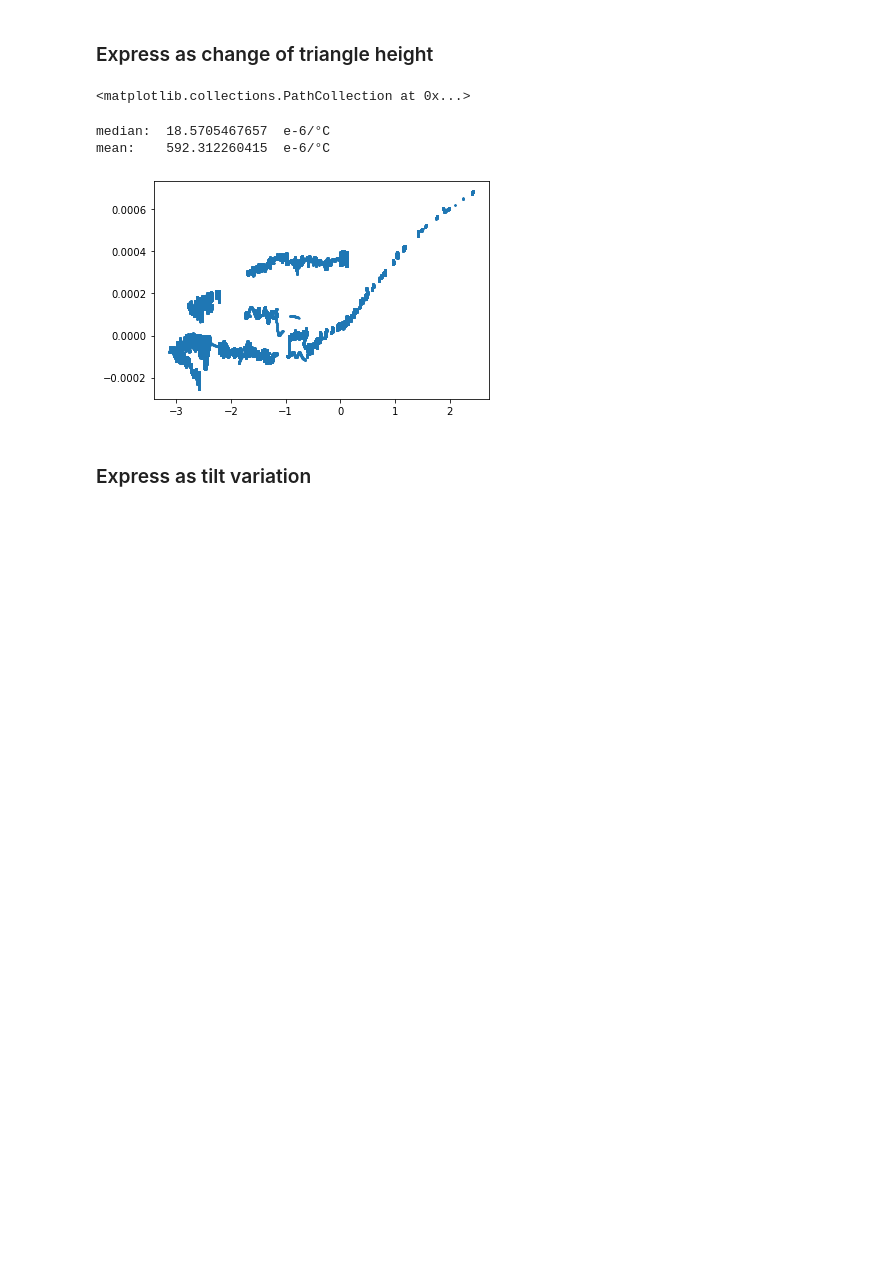
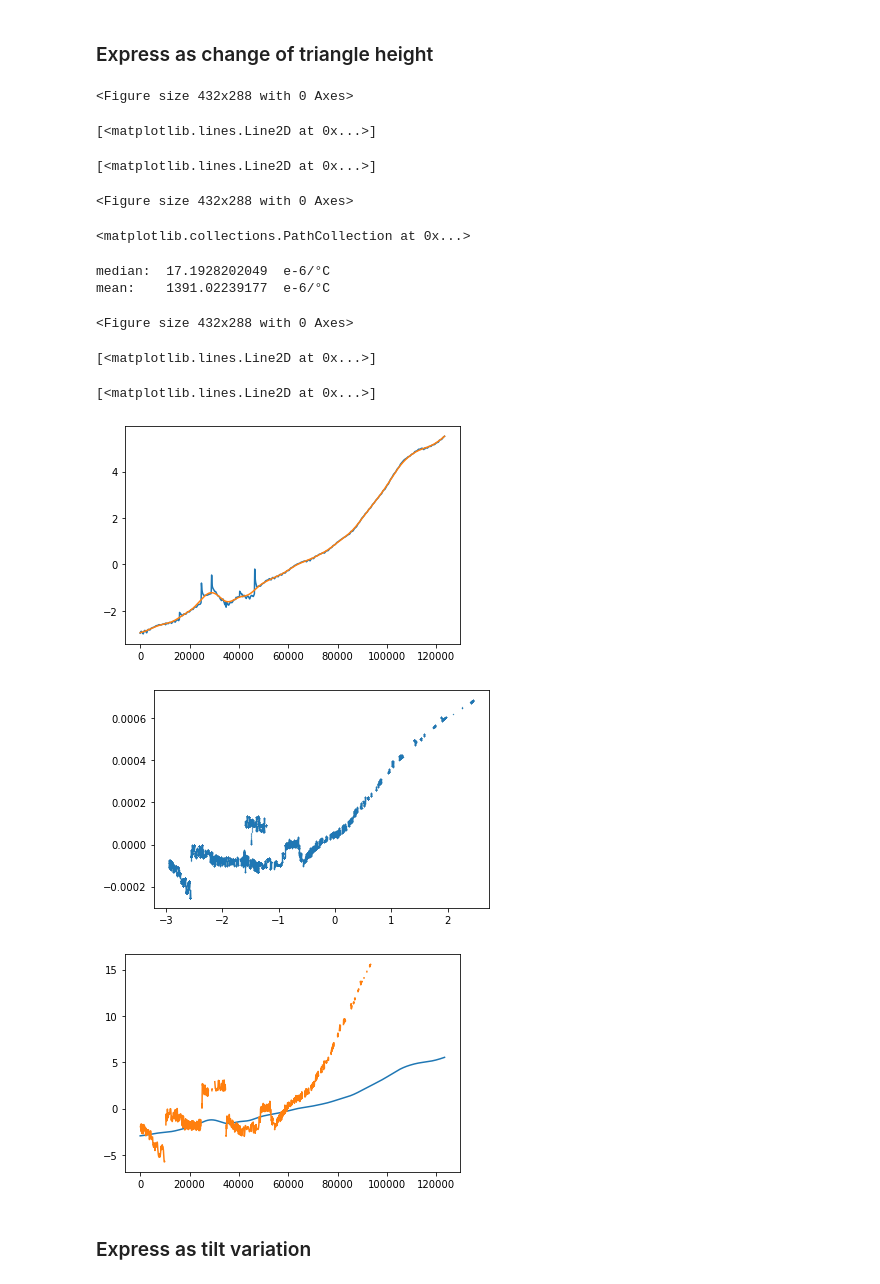
Before and after one commit to andbrocode/notebooks2, a Jupyter notebook: SagnacFrequency/SagnacFrequency_DriftAnalysis.ipynb, the cells around one changed output. Cells and saved outputs as stored; diff of their text form; code cells hidden in the pictures; blank space fills up the shorter version.

```diff
--- a/SagnacFrequency/SagnacFrequency_DriftAnalysis.ipynb
+++ b/SagnacFrequency/SagnacFrequency_DriftAnalysis.ipynb
@@ -59,13 +59,14 @@ config['tend'] = UTCDateTime("2022-06-12 00:00")
 
 ## specify output directory for figures
 config['output_figures'] = f"{root_path}Documents/ROMY/tiltmeter/figures/"
+config['output_figures'] = root_path+"Documents/LMU_Docs/GRM2023/Poster/"
 
 ## indicate path to wromy data
 config['path_to_furt'] = f"{data_path}wromy/"
-config['path_to_wromy'] = f"{archive_path}romy_archive/2022/BW/WROMY/"
+config['path_to_wromy'] = f"{archive_path}romy_archive/"
 
 
-config['path_to_tilt'] = f"{root_path}notebooks/Tilt/"
+config['path_to_tilt'] = f"{data_path}TiltmeterDataBackup/"
 
 config['path_to_sagnac'] = f"{data_path}sagnac_frequency/hilbert_60_RZ/"
 # %% [markdown]
@@ -232,20 +237,49 @@ def __to_H(data):
 data = beat_smooth.trim(config['tbeg'], config['tend']).data
 
 H, H_rel = __to_H(data)
+
+H_rel *= 1
 # %%
 temp = tilt.copy().select(station="TROMY", channel="*T")[0].resample(1/60).trim(config['tbeg'], config['tend']).data
-# temp -= nanmean(temp[:20])
+# temp -= nanmean(temp[dx1:int(dx1+20)])
 
-dx = 100
-plt.scatter(temp[dx:-dx], H_rel[dx:-dx], s=1)
+dx1 = 100000
+dx2 = 10000
+
+plt.figure()
+plt.plot(temp[dx1:-dx2])
+temp = __smooth(temp, 10800)
+plt.plot(temp[dx1:-dx2])
+
+
+plt.figure()
+plt.scatter(temp[dx1:-dx2], H_rel[dx1:-dx2], s=0.01)
 
 print("median: ", nanmedian(H_rel/temp*1e6), " e-6/°C")
 print("mean:   ",nanmean(H_rel/temp*1e6), " e-6/°C")
+
+plt.figure()
+
+plt.plot(temp[dx1:-dx2])
+plt.plot(0.2*H_rel[dx1:-dx2]/8.8e-6)
+
+plt.show();
+
+beat_temp = 0.2*H_rel/8.8e-6 + 8
 # %% [output]
-<matplotlib.collections.PathCollection at 0x...>
+<Figure size 432x288 with 0 Axes>
-median:  18.5705467657  e-6/°C
-mean:    592.312260415  e-6/°C
+[<matplotlib.lines.Line2D at 0x...>]
+[<matplotlib.lines.Line2D at 0x...>]
+<Figure size 432x288 with 0 Axes>
+<matplotlib.collections.PathCollection at 0x...>
+median:  17.1928202049  e-6/°C
+mean:    1391.02239177  e-6/°C
+<Figure size 432x288 with 0 Axes>
+[<matplotlib.lines.Line2D at 0x...>]
+[<matplotlib.lines.Line2D at 0x...>]
-[figure, old version]
+[figure, new version]
+[figure, added]
+[figure, added]
 # %% [markdown]
 ### Express as tilt variation
 # %%
```
Also changed, not shown: parts of 6 cells of this notebook, 8 other files.
